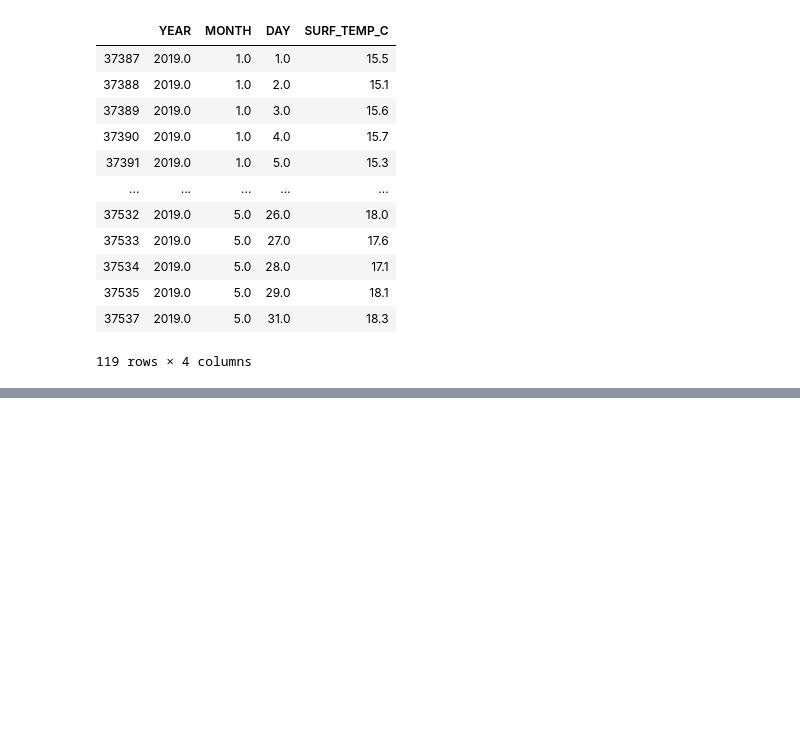
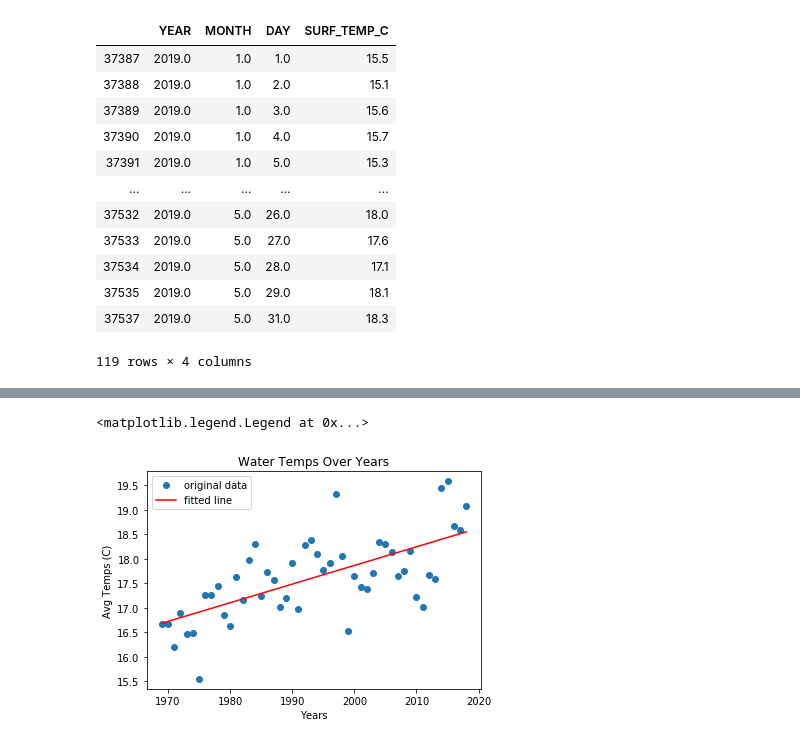
Before and after one commit to giantmagellan/sandiego-climate-analysis, a Jupyter notebook: CO2/CO2Levels.ipynb, the cells around one changed output, grey strips where cells are left out. Saved outputs shown, nothing was run; the diff lists cells and outputs as text; code cells hidden in the pictures; blank space fills up the shorter version.

```diff
--- a/CO2/CO2Levels.ipynb
+++ b/CO2/CO2Levels.ipynb
@@ -115,0 +151,16 @@ surfTemps2[surfTemps2['YEAR'] == 2019.0].dropna()
+# %%
+# Linear regression on Temps
+x = samples.index
+y = samples['Surf_Temp']
+
+slope, intercept, r_value, p_value, std_err = stats.linregress(x,y)
+plt.plot(x, y, 'o', label='original data')
+plt.plot(x, intercept + slope*x, 'r', label='fitted line')
+
+plt.title('Water Temps Over Years')
+plt.xlabel('Years')
+plt.ylabel('Avg Temps (C)')
+plt.legend(loc='best')
+# %% [output]
+<matplotlib.legend.Legend at 0x...>
+[figure, added]
```
Also changed, not shown: parts of 2 cells of this notebook.
